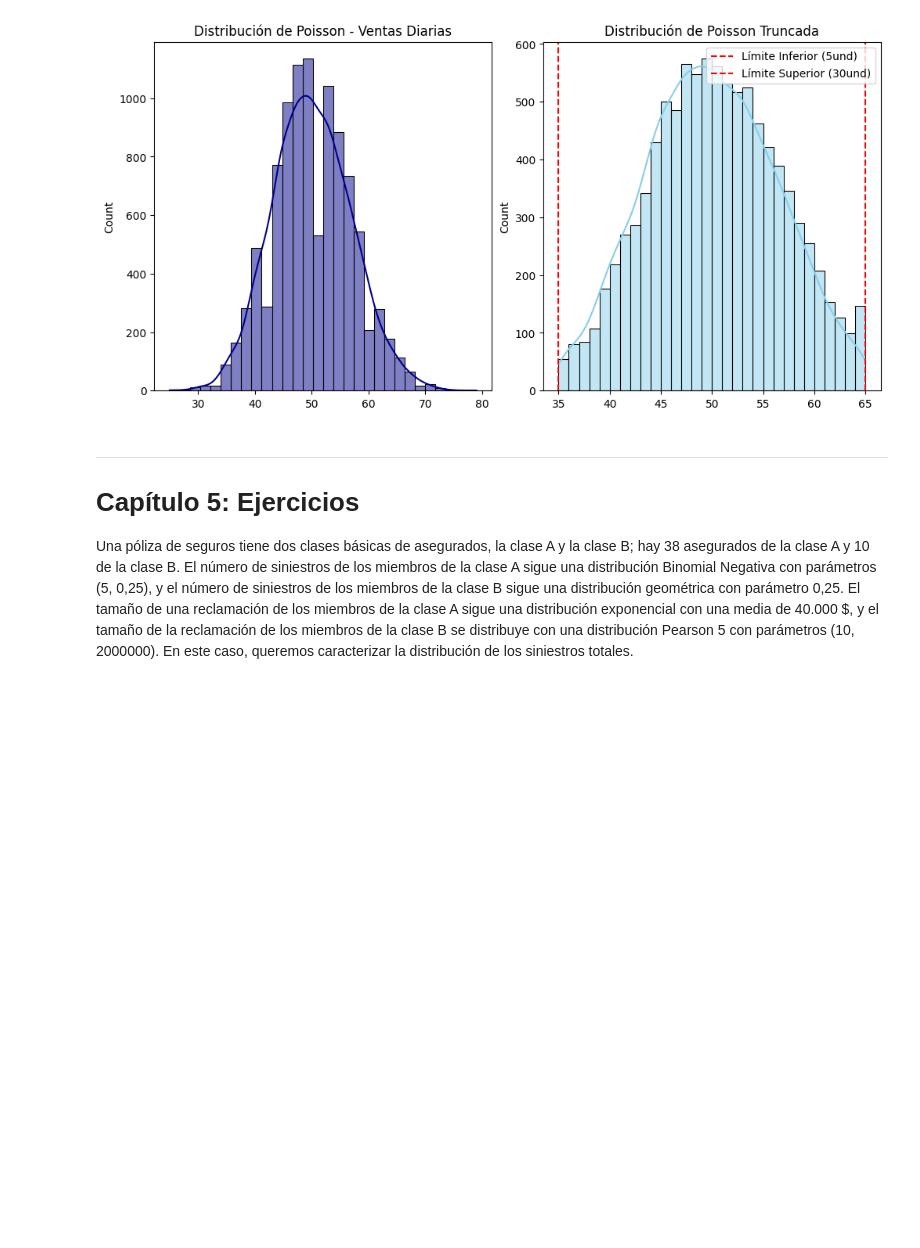
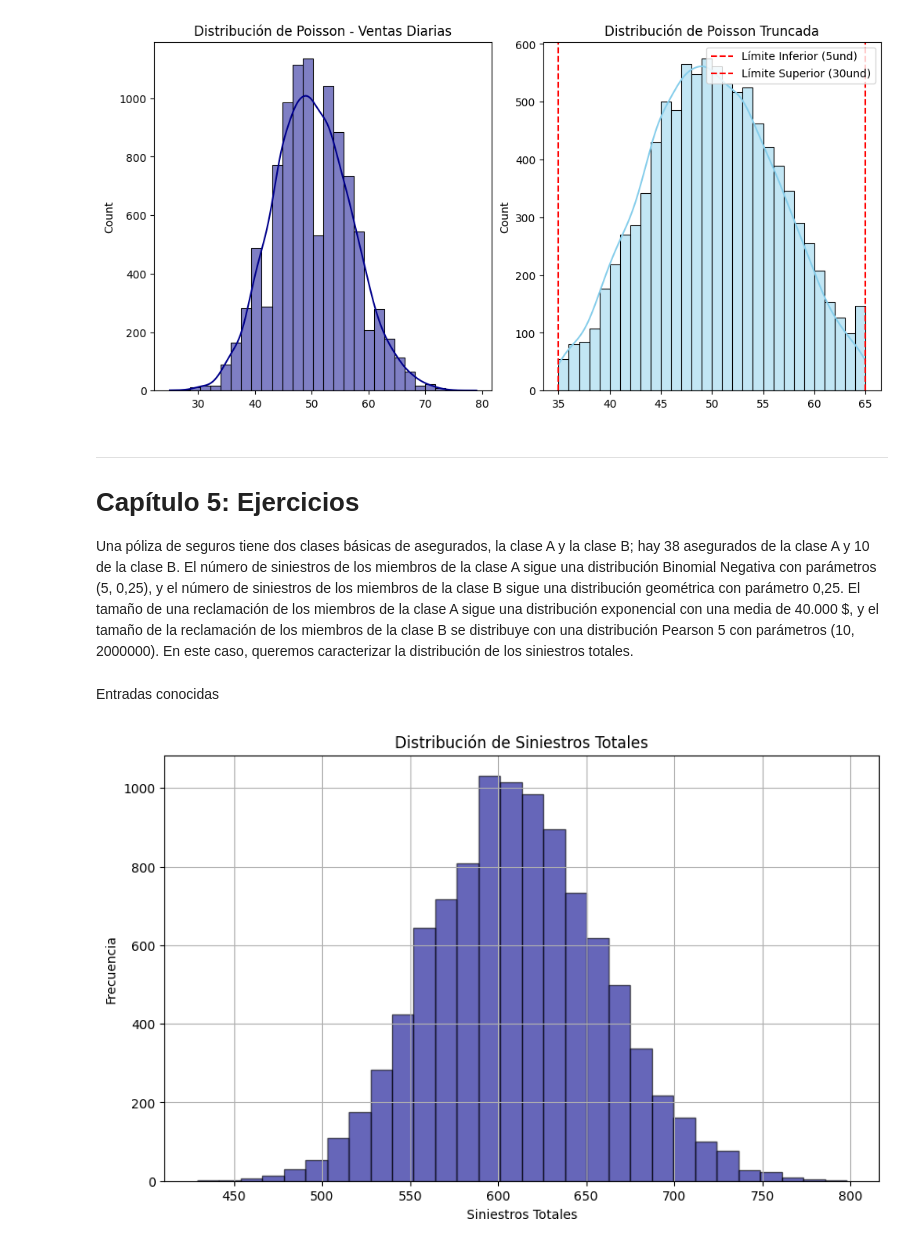
Before and after one commit to Tomaslopera/Truncamiento, a Jupyter notebook: Truncamiento.ipynb, the cells around one changed output. Saved outputs shown, nothing was run; the diff lists cells and outputs as text; code cells hidden in the pictures; blank space fills up the shorter version.

```diff
--- a/Truncamiento.ipynb
+++ b/Truncamiento.ipynb
@@ -323,3 +323,30 @@ plt.show()
 # Capítulo 5: Ejercicios
 
 Una póliza de seguros tiene dos clases básicas de asegurados, la clase A y la clase B; hay 38 asegurados de la clase A y 10 de la clase B.  El número de siniestros de los miembros de la clase A sigue una distribución Binomial Negativa con parámetros (5, 0,25), y el número de siniestros de los miembros de la clase B sigue una distribución geométrica con parámetro 0,25. El tamaño de una reclamación de los miembros de la clase A sigue una distribución exponencial con una media de 40.000 $, y el tamaño de la reclamación de los miembros de la clase B se distribuye con una distribución Pearson 5 con parámetros (10, 2000000). En este caso, queremos caracterizar la distribución de los siniestros totales.
+# %% [markdown]
+Entradas conocidas
+# %%
+from scipy.stats import invgamma
+
+claseA= 38
+claseB = 10
+
+
+simulations = 10_000
+siniestrostotales = []
+
+for i in range(simulations):
+ siniestrosSimuladosA = np.random.negative_binomial(n=5, p=0.25, size=claseA)
+ siniestrosSimuladosB = np.random.geometric(p=0.25, size=claseB)
+ siniestrostotales.append(np.sum(siniestrosSimuladosA) + np.sum(siniestrosSimuladosB))
+
+
+plt.figure(figsize=(10,6))
+plt.hist(siniestrostotales, bins=30, color='darkblue', alpha=0.6, edgecolor='black')
+plt.xlabel("Siniestros Totales")
+plt.ylabel("Frecuencia")
+plt.title("Distribución de Siniestros Totales")
+plt.grid(True)
+plt.show()
+# %% [output]
+[figure, added]
```
